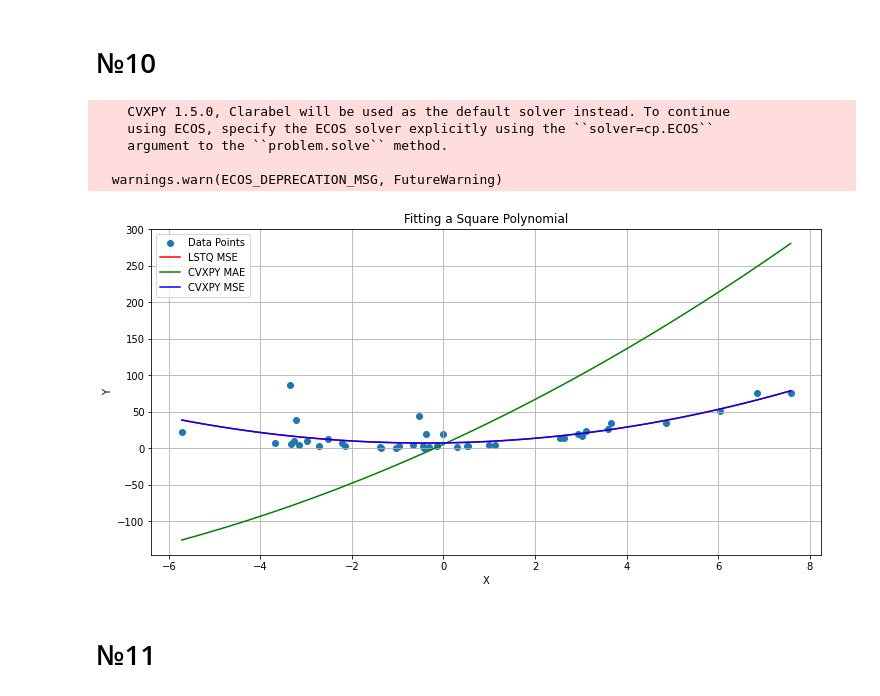
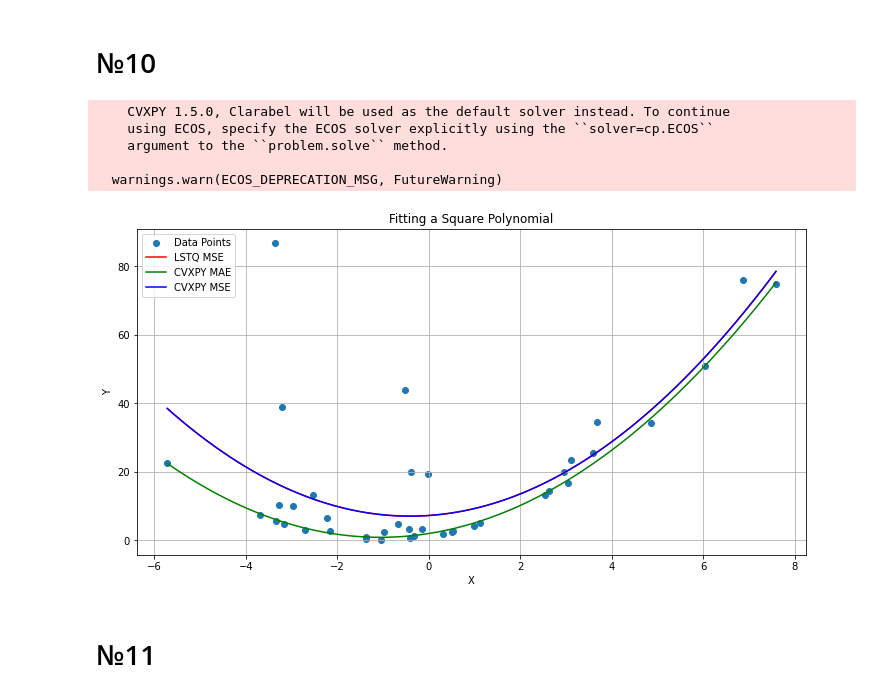
Before and after one commit to zugzvangg/SPC, a Jupyter notebook: numerics/HW6/HW6.ipynb, the cells around one changed output. Drawn from its saved outputs; the diff is of its cells as text; code cells hidden in the pictures.

```diff
--- a/numerics/HW6/HW6.ipynb
+++ b/numerics/HW6/HW6.ipynb
@@ -386,41 +308,39 @@ a = cp.Variable()
 b = cp.Variable()
 c = cp.Variable()
 
-cp.Problem(cp.Minimize(cp.abs(cp.sum(a*x**2 + b*x + c - y)))).solve()
+cp.Problem(cp.Minimize(cp.sum(cp.abs(a*x**2 + b*x + c - y)))).solve()
 coefficients_l1 = [a.value, b.value, c.value]
 
 cp.Problem(cp.Minimize(cp.sum_squares(a*x**2 + b*x + c - y))).solve()
 coefficients_l2 = [a.value, b.value, c.value]
 
-
 x_fit = np.linspace(min(x), max(x), 100)
 y_fit_lstsq = coefficients_lstsq[0] * x_fit**2 + coefficients_lstsq[1] * x_fit + coefficients_lstsq[2]
 y_fit_l1 = coefficients_l1[0] * x_fit**2 + coefficients_l1[1] * x_fit + coefficients_l1[2]
 y_fit_l2 = coefficients_l2[0] * x_fit**2 + coefficients_l2[1] * x_fit + coefficients_l2[2]
-
 
 # Plot the data points and the fitted polynomial curve
 plt.figure(figsize=(12, 6))
 plt.scatter(x, y, label='Data Points')
 plt.plot(x_fit, y_fit_lstsq, color='red', label='LSTQ MSE')
 plt.plot(x_fit, y_fit_l1, color='green', label='CVXPY MAE')
 plt.plot(x_fit, y_fit_l2, color='blue', label='CVXPY MSE')
 plt.xlabel('X')
 plt.ylabel('Y')
 plt.title('Fitting a Square Polynomial')
 plt.legend()
 plt.grid(True)
 plt.show()
 
-# оптимизировать MSE по сравнению с MAE лучше
+# оптимизировать MAE по сравнению с MSE лучше
 # с MSE CVXPY и np.linalg.lstsq справились одинаково
 # %% [output]
     CVXPY 1.5.0, Clarabel will be used as the default solver instead. To continue
     using ECOS, specify the ECOS solver explicitly using the ``solver=cp.ECOS``
     argument to the ``problem.solve`` method.
 
   warnings.warn(ECOS_DEPRECATION_MSG, FutureWarning)
-[figure, old version]
+[figure, new version]
 # %% [markdown]
 # №11
 # %%
```
Also changed, not shown: parts of 28 cells of this notebook.
